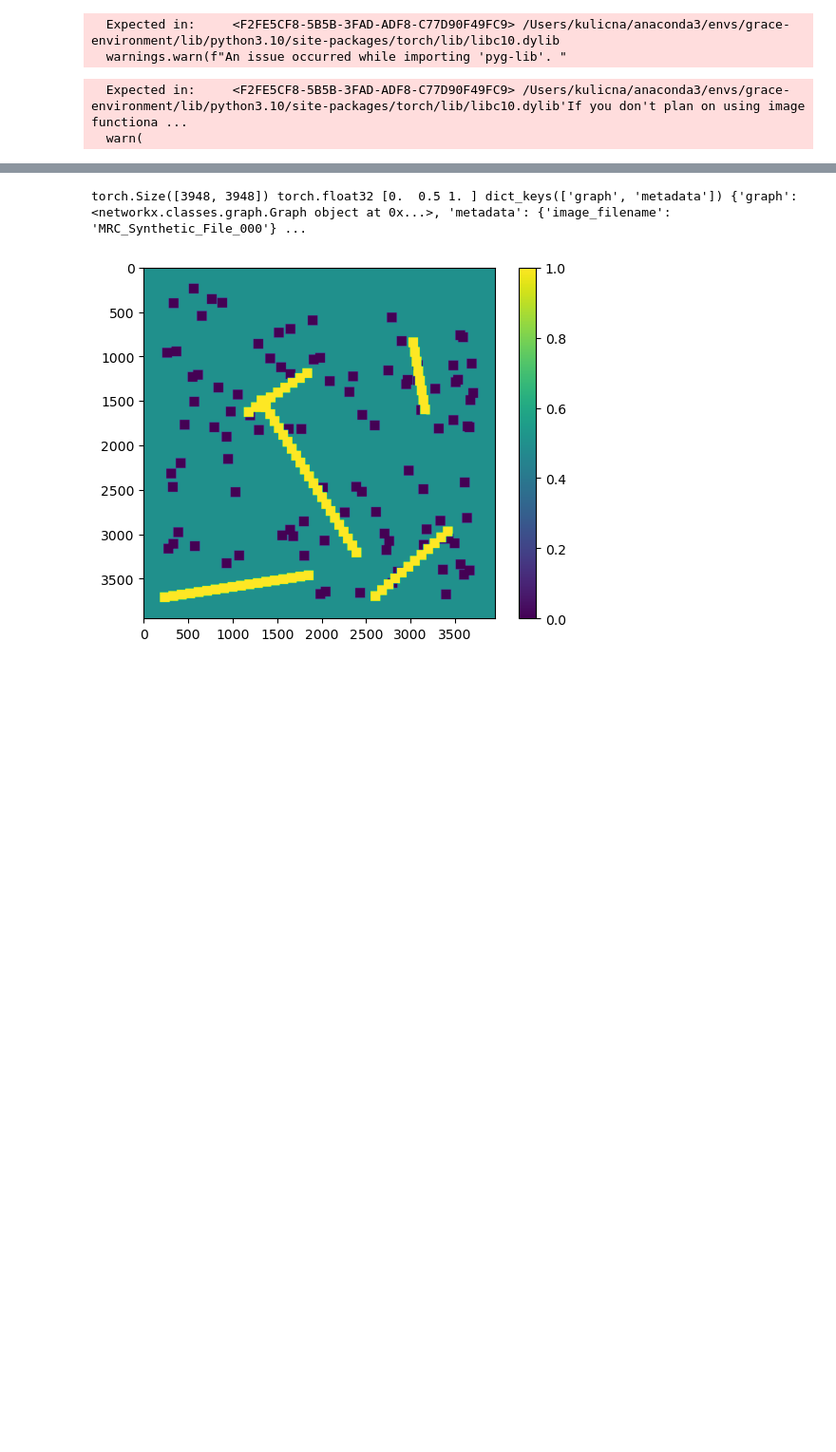
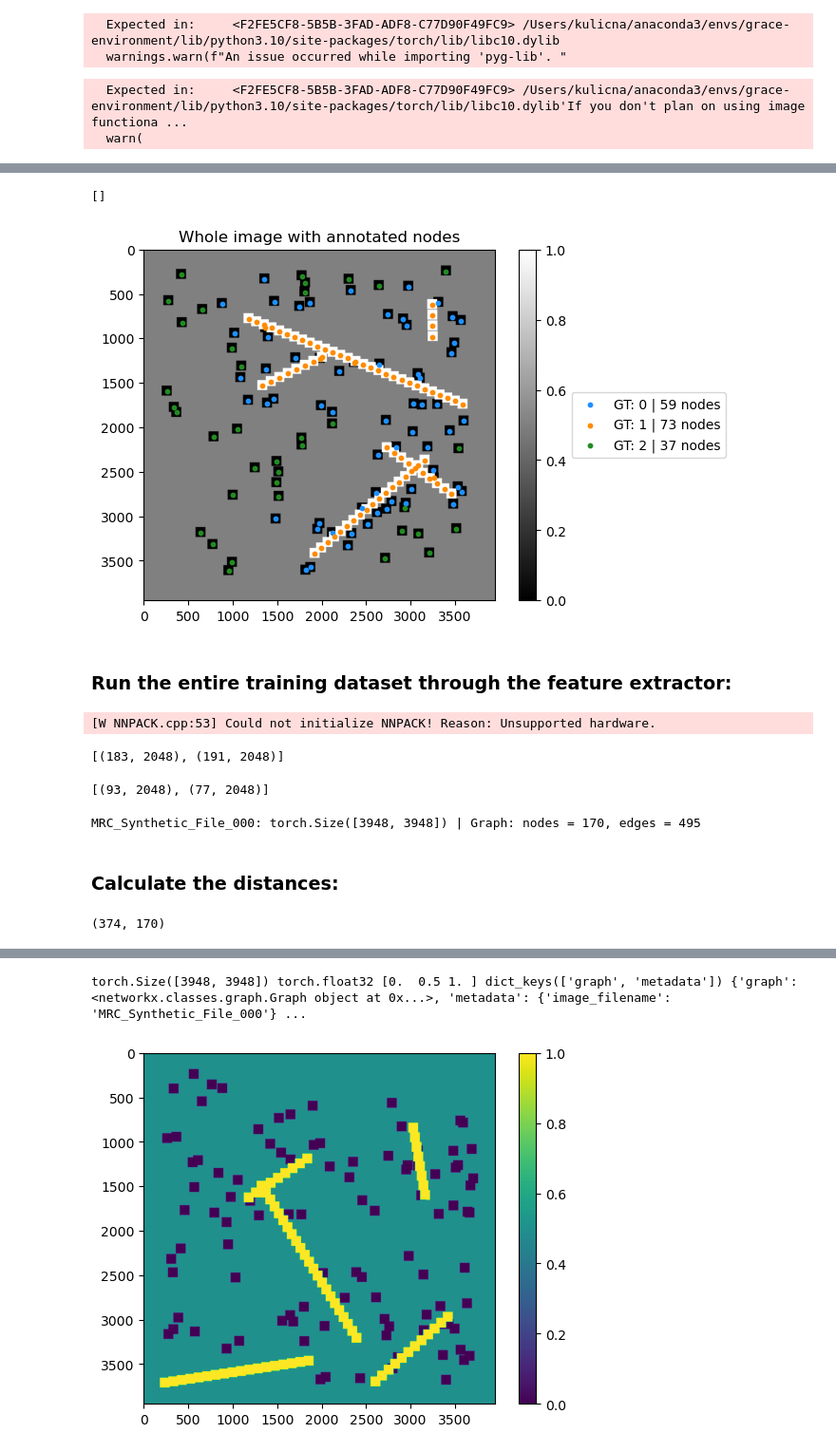
Before and after one commit to alan-turing-institute/grace, a Jupyter notebook: notebooks/optimise_graph_tsne.ipynb, the cells around one changed output, grey strips where cells are left out. Shown at 95% size. Cells and saved outputs as stored; diff of their text form; code cells hidden in the pictures; blank space fills up the shorter version.

```diff
--- a/notebooks/optimise_graph_tsne.ipynb
+++ b/notebooks/optimise_graph_tsne.ipynb
@@ -39,0 +76,22 @@ IMAGE_DIR, os.path.isdir(IMAGE_DIR)
+# %%
+node_coords = [[] for _ in range(3)]
+
+for idx, node in sample_graph.nodes.data():
+    coords = node[GraphAttrs.NODE_X], node[GraphAttrs.NODE_Y]
+    label = node[GraphAttrs.NODE_GROUND_TRUTH]
+    node_coords[label].append(coords)
+
+plt.imshow(sample_image, cmap="binary_r")
+plt.colorbar()
+for group_idx in range(len(node_coords)):
+    group_data = np.array(node_coords[group_idx])
+    plt.scatter(x=group_data[:, 0], y=group_data[:, 1], color=color_cycle[group_idx],
+                s=10, label=f"GT: {group_idx} | {group_data.shape[0]} nodes")
+plt.title("Whole image with annotated nodes")
+plt.legend(loc='center left', bbox_to_anchor=(1.2, 0.5))
+plt.plot()
+# %% [output]
+[]
+[figure, added]
+# %% [markdown]
+### Run the entire training dataset through the feature extractor:
@@ -39,0 +114,24 @@ IMAGE_DIR, os.path.isdir(IMAGE_DIR)
+# %%
+node_patch_features_train = extract_TN_and_TP_node_features(image_graph_dataset_train, feature_extractor)
+[item.shape for item in node_patch_features_train]
+# %% [output]
+[W NNPACK.cpp:53] Could not initialize NNPACK! Reason: Unsupported hardware.
+[(183, 2048), (191, 2048)]
+# %%
+node_patch_features_infer = extract_TN_and_TP_node_features(image_graph_dataset_infer, feature_extractor)
+[item.shape for item in node_patch_features_infer]
+# %% [output]
+[(93, 2048), (77, 2048)]
+# %%
+for infer_image, infer_target in tqdm(image_graph_dataset_infer, desc="Extracting features from patches in training dataset... "):
+    print (f"{infer_target['metadata']['image_filename']}: {infer_image.shape} | Graph: nodes = {infer_target['graph'].number_of_nodes()}, edges = {infer_target['graph'].number_of_edges()}")
+    _, updated_graph = feature_extractor(image=infer_image, graph=infer_target)
+# %% [output]
+MRC_Synthetic_File_000: torch.Size([3948, 3948]) | Graph: nodes = 170, edges = 495
+# %% [markdown]
+### Calculate the distances:
+# %%
+distance_matrix = pairwise_distances(np.concatenate(node_patch_features_train), np.concatenate(node_patch_features_infer), metric="euclidean")
+distance_matrix.shape
+# %% [output]
+(374, 170)
```
Also changed, not shown: parts of 48 cells of this notebook, 1 other file.
